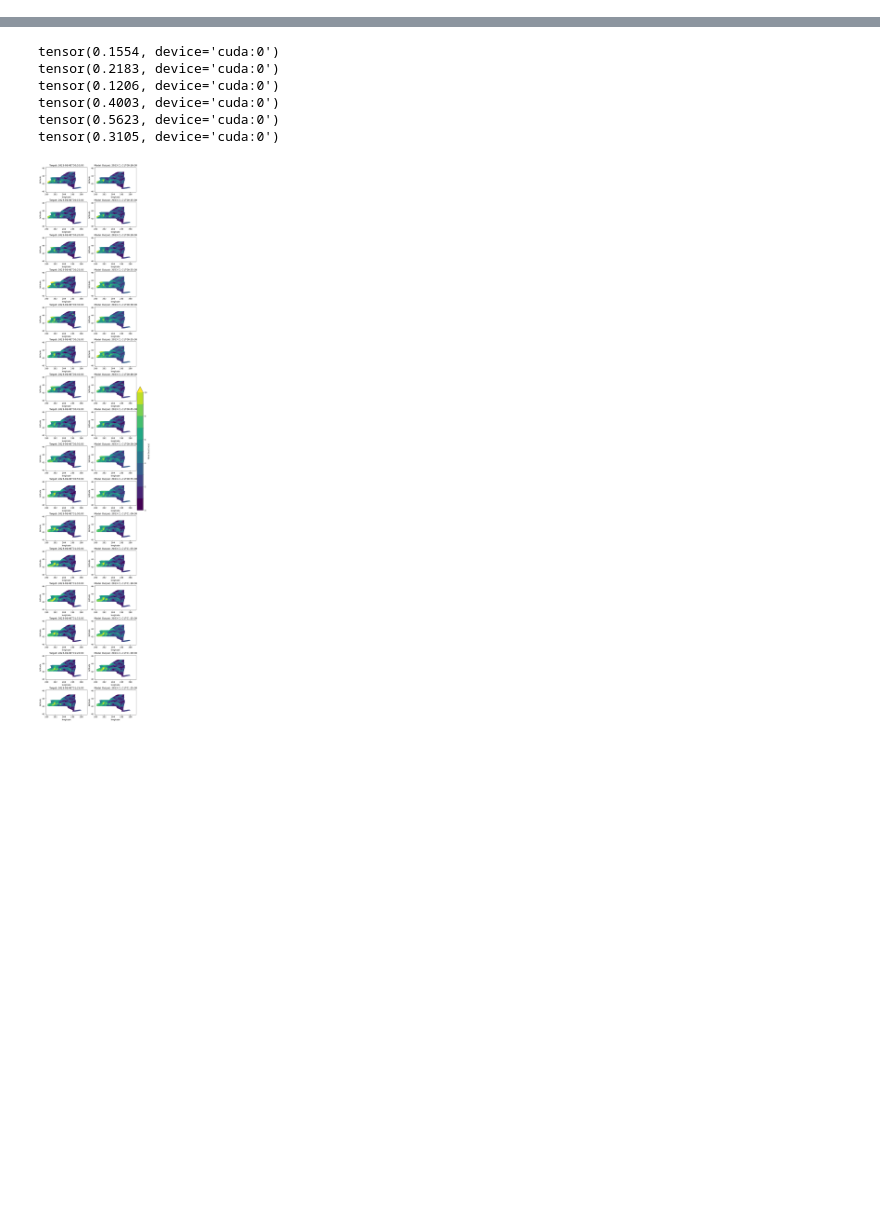
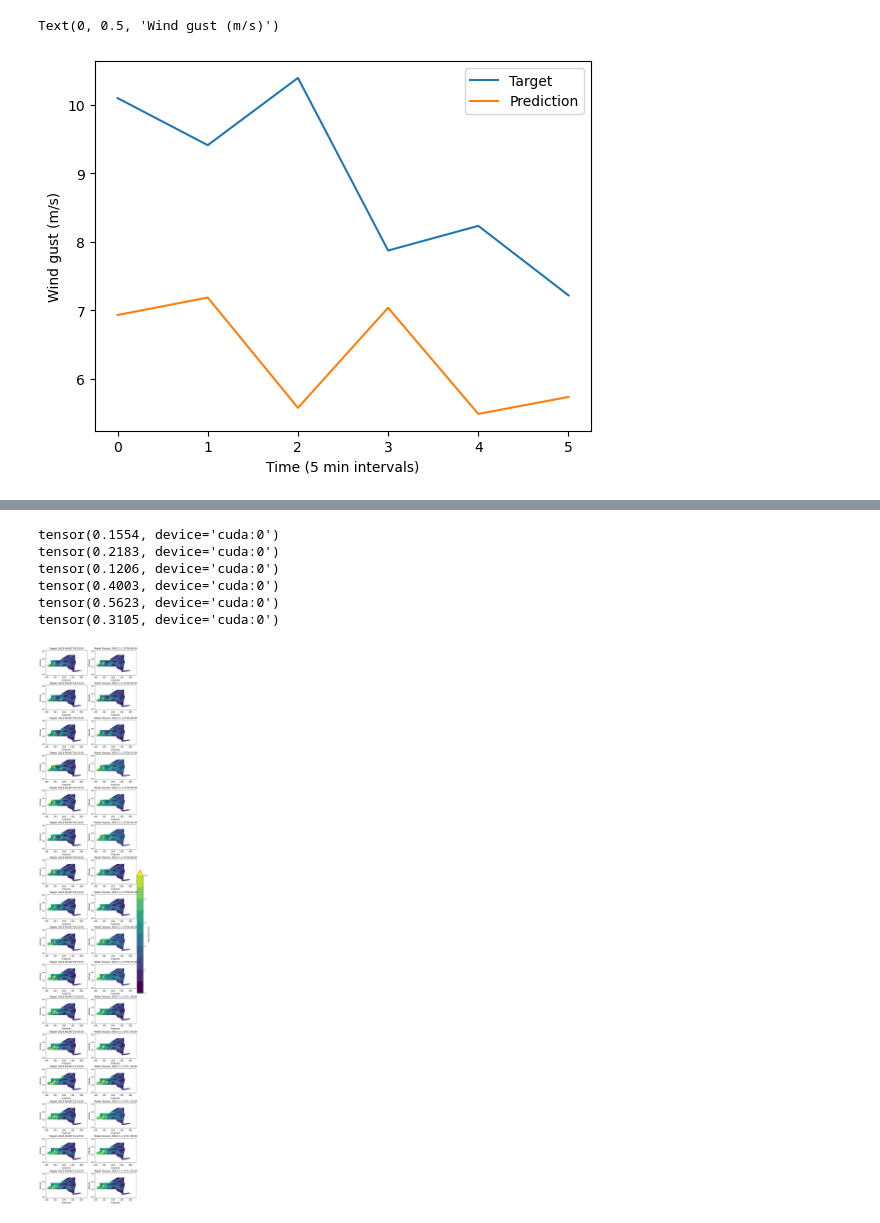
Before and after one commit to HarishBaki/Gust_field_nowcasting_from_Sparse_stations, a Jupyter notebook: analysis.ipynb, the cells around one changed output, grey strips where cells are left out. Cells and saved outputs as stored; diff of their text form; code cells hidden in the pictures; blank space fills up the shorter version.

```diff
--- a/analysis.ipynb
+++ b/analysis.ipynb
@@ -38,16 +38,3 @@ from models.util import initialize_weights_xavier,initialize_weights_he
 from losses import MaskedMSELoss, MaskedRMSELoss, MaskedTVLoss, MaskedCharbonnierLoss, MaskedCombinedMAEQuantileLoss
 
 from util import str_or_none, int_or_none, bool_from_str, EarlyStopping, save_model_checkpoint, restore_model_checkpoint, init_zarr_store
-# %%
-variable = 'i10fg'  # Input variable to predict
-checkpoint_dir = 'checkpoints'
-model_name = 'UNet'
-activation_layer = 'gelu'
-transform = 'standard'  # 'standard' or 'minmax'
-batch_size = 16
-num_workers = 16
-weights_seed = 42
-num_epochs = 200
-loss_name = 'MaskedCharbonnierLoss'
-resume = True
-device = torch.device("cuda" if torch.cuda.is_available() else "cpu")
@@ -199,3 +40,0 @@ Model created and moved to device.
-# %%
-latest_ckpt_path = os.path.join(checkpoint_dir, "latest.pt")
-model, optimizer, scheduler, start_epoch = restore_model_checkpoint(model, optimizer, scheduler, latest_ckpt_path, device)
@@ -205,2 +324,22 @@ Restored checkpoint from: checkpoints/latest.pt (epoch 130)
 # %%
-metric_2 = MaskedCombinedMAEQuantileLoss(mask_tensor)
+output_ds_list, target_ds_list = [], []
+for forecast_offset in [0, 1, 2, 3,4,5]:
+    output_ds, target_ds = nowcast_inference(
+        variable='i10fg',
+        model_name='UNet', #'SwinT2UNet', #
+        loss_name='MaskedCombinedMAEQuantileLoss', #'MaskedCharbonnierLoss', #  #
+        input_window_size=6,
+        output_window_size=1,
+        step_size=1,
+        forecast_offset=forecast_offset,
+        start_time='2023-03-26T02:00:00',
+        end_time='2023-03-26T06:00:00',
+        device_id=0,
+        forecast_length=1,
+        recursive=False
+    )
+    output_ds_list.append(output_ds)
+    target_ds_list.append(target_ds)
+# Combine all outputs and targets into single xarray datasets
+output_ds = xr.concat(output_ds_list, dim='time')
+target_ds = xr.concat(target_ds_list, dim='time')
@@ -206,0 +364,10 @@ metric_2 = MaskedCombinedMAEQuantileLoss(mask_tensor)
+# %%
+indice = 51
+plt.plot(target_ds.i10fg.values[:,y_indices[indice],x_indices[indice]],label='Target')
+plt.plot(output_ds.i10fg.values[:,y_indices[indice],x_indices[indice]], label='Prediction')
+plt.legend()
+plt.xlabel('Time (5 min intervals)')
+plt.ylabel('Wind gust (m/s)')
+# %% [output]
+Text(0, 0.5, 'Wind gust (m/s)')
+[figure, added]
```
Also changed, not shown: parts of 9 cells of this notebook.
